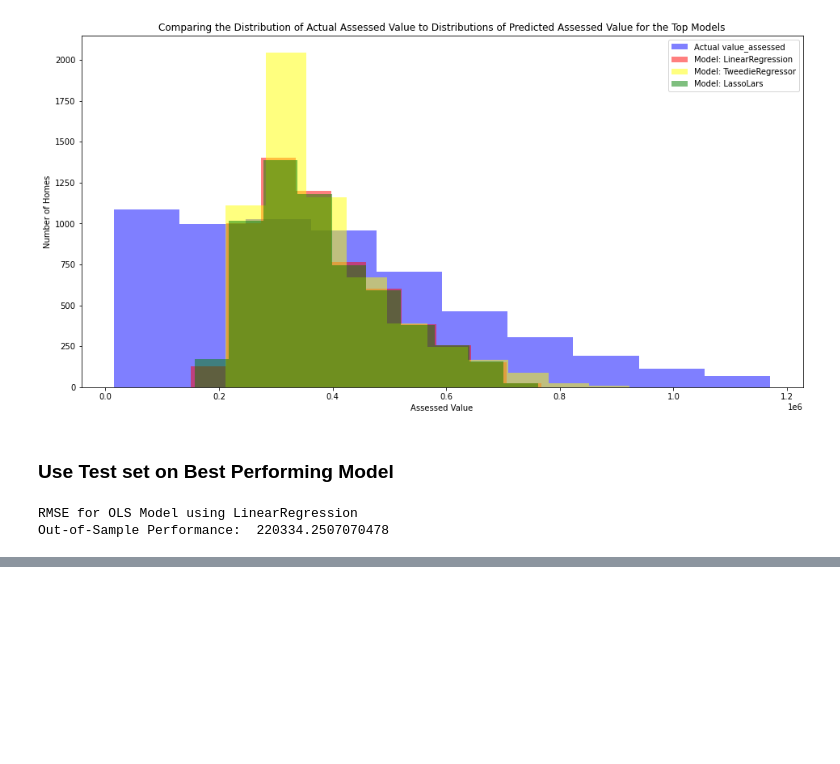
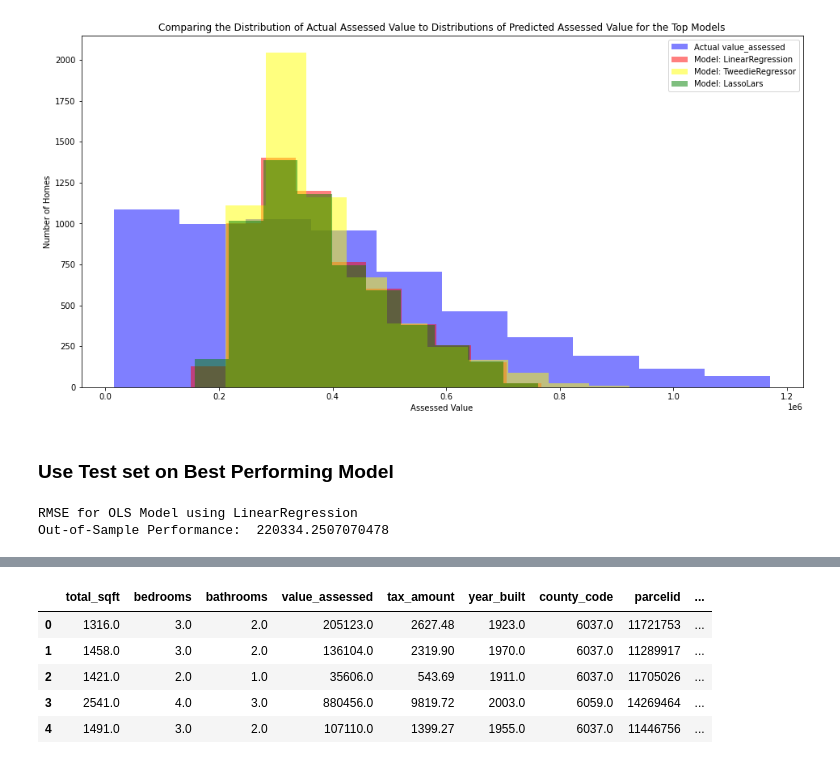
Before and after one commit to natasharivers/Zillow_Regression_Project, a Jupyter notebook: Initial Notebook.ipynb, the cells around one changed output, grey strips where cells are left out. Saved outputs shown, nothing was run; the diff lists cells and outputs as text; code cells hidden in the pictures; blank space fills up the shorter version.

```diff
--- a/Initial Notebook.ipynb
+++ b/Initial Notebook.ipynb
@@ -936,0 +985,28 @@ Out-of-Sample Performance:  220334.2507070478
+# %%
+#turn county code into a string
+df['county_code'] = df['county_code'].astype(str)
+
+#if county code has a 6 as the first number, create column called state and add california
+df.loc[df['county_code'].str[0] == '6', 'state'] = 'California'
+
+#if county code contrains 111, create column called county and add ventura
+df.loc[df['county_code'].str.contains('111'), 'county'] = 'Ventura'
+
+#if county code contrains 037, create column called county and add los angeles
+df.loc[df['county_code'].str.contains('037'), 'county'] = 'Los Angeles'
+
+#if county code contrains 059, create column called county and add orange
+df.loc[df['county_code'].str.contains('059'), 'county'] = 'Orange'
+
+#change dtype back to float
+df['county_code'] = df['county_code'].astype(float)
+# %%
+#make sure that state and county columns are created
+df.head()
+# %% [output]
+|  | total_sqft | bedrooms | bathrooms | value_assessed | tax_amount | year_built | county_code | parcelid | ... |
+| 0 | 1316.0 | 3.0 | 2.0 | 205123.0 | 2627.48 | 1923.0 | 6037.0 | 11721753 | ... |
+| 1 | 1458.0 | 3.0 | 2.0 | 136104.0 | 2319.90 | 1970.0 | 6037.0 | 11289917 | ... |
+| 2 | 1421.0 | 2.0 | 1.0 | 35606.0 | 543.69 | 1911.0 | 6037.0 | 11705026 | ... |
+| 3 | 2541.0 | 4.0 | 3.0 | 880456.0 | 9819.72 | 2003.0 | 6059.0 | 14269464 | ... |
+| 4 | 1491.0 | 3.0 | 2.0 | 107110.0 | 1399.27 | 1955.0 | 6037.0 | 11446756 | ... |
```
Also changed, not shown: parts of 9 cells of this notebook.
